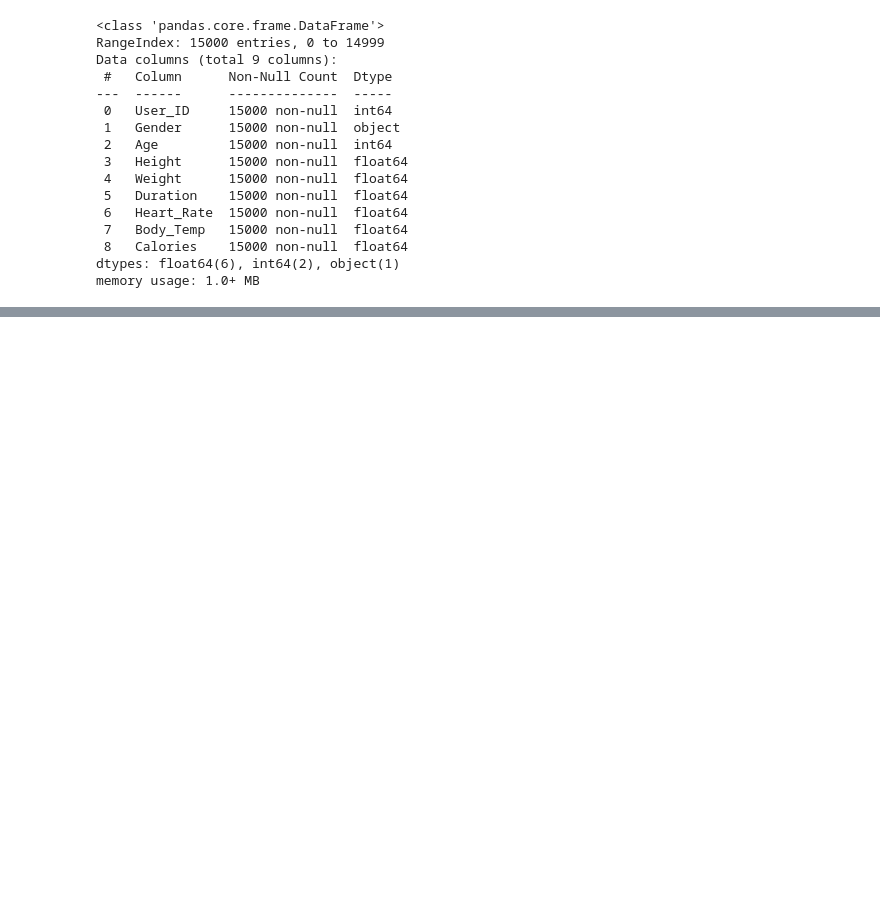
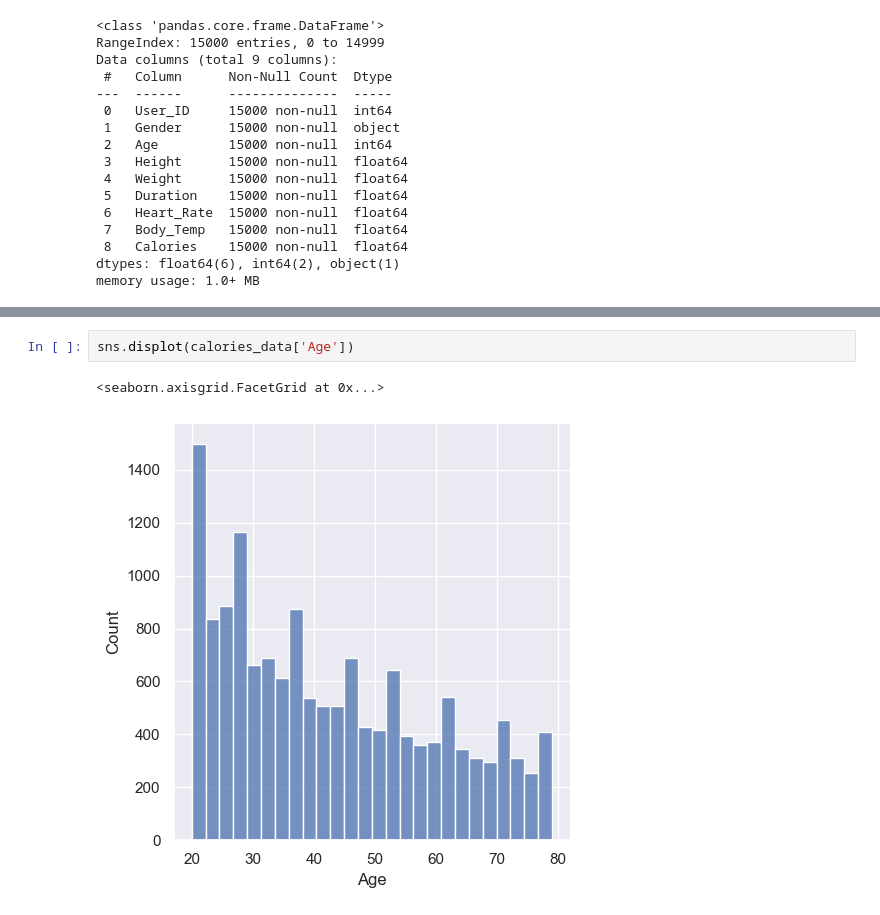
Before and after one commit to RandomRohit-hub/Calories-Burnt-Prediction, a Jupyter notebook: Untitled.ipynb, the cells around one changed output, grey strips where cells are left out. Drawn from its saved outputs; the diff is of its cells as text; blank space fills up the shorter version.

```diff
--- a/Untitled.ipynb
+++ b/Untitled.ipynb
@@ -85,0 +118,5 @@ memory usage: 1.0+ MB
+# %%
+sns.displot(calories_data['Age'])
+# %% [output]
+<seaborn.axisgrid.FacetGrid at 0x...>
+[figure, added]
```
Also changed, not shown: parts of 5 cells of this notebook.
